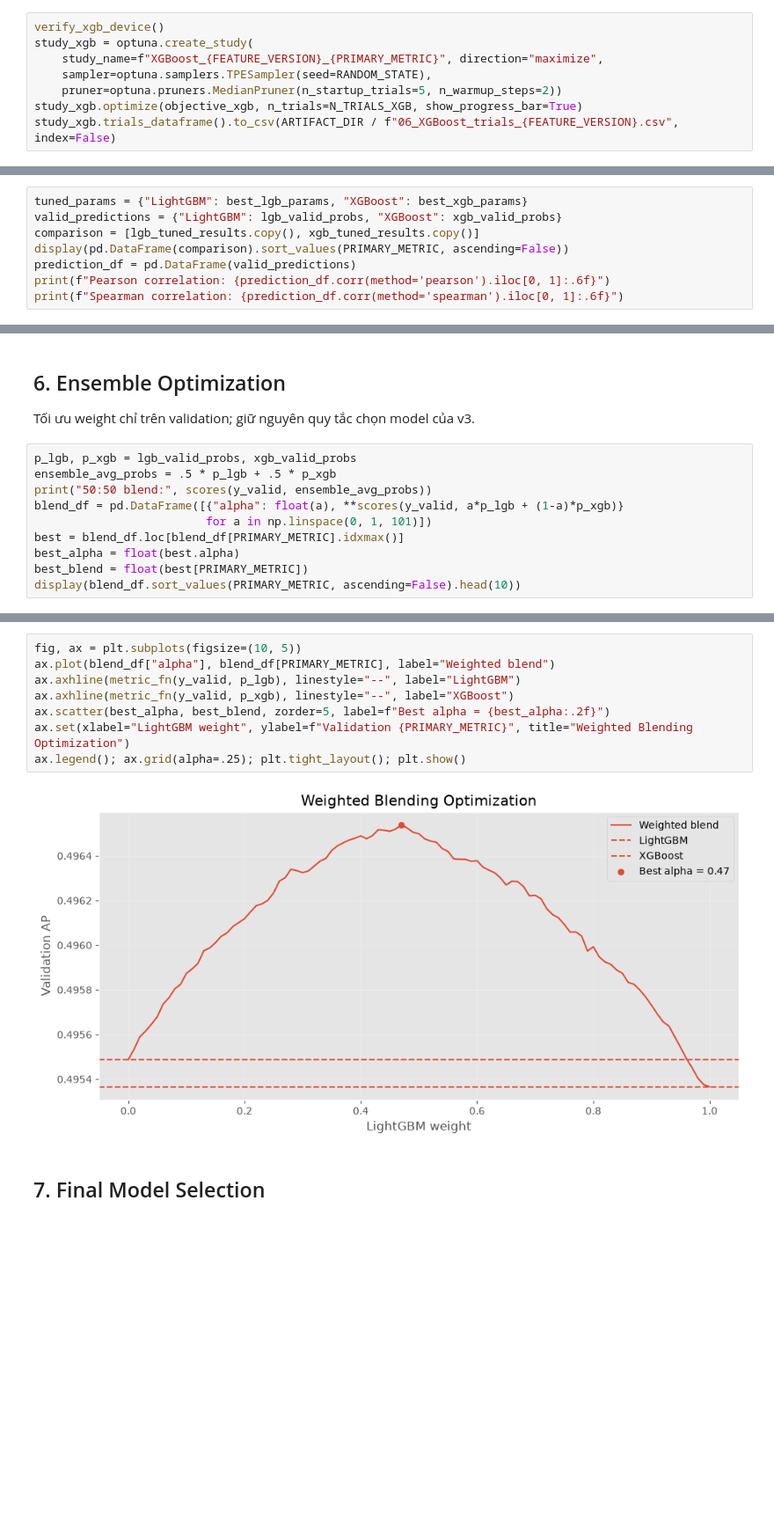
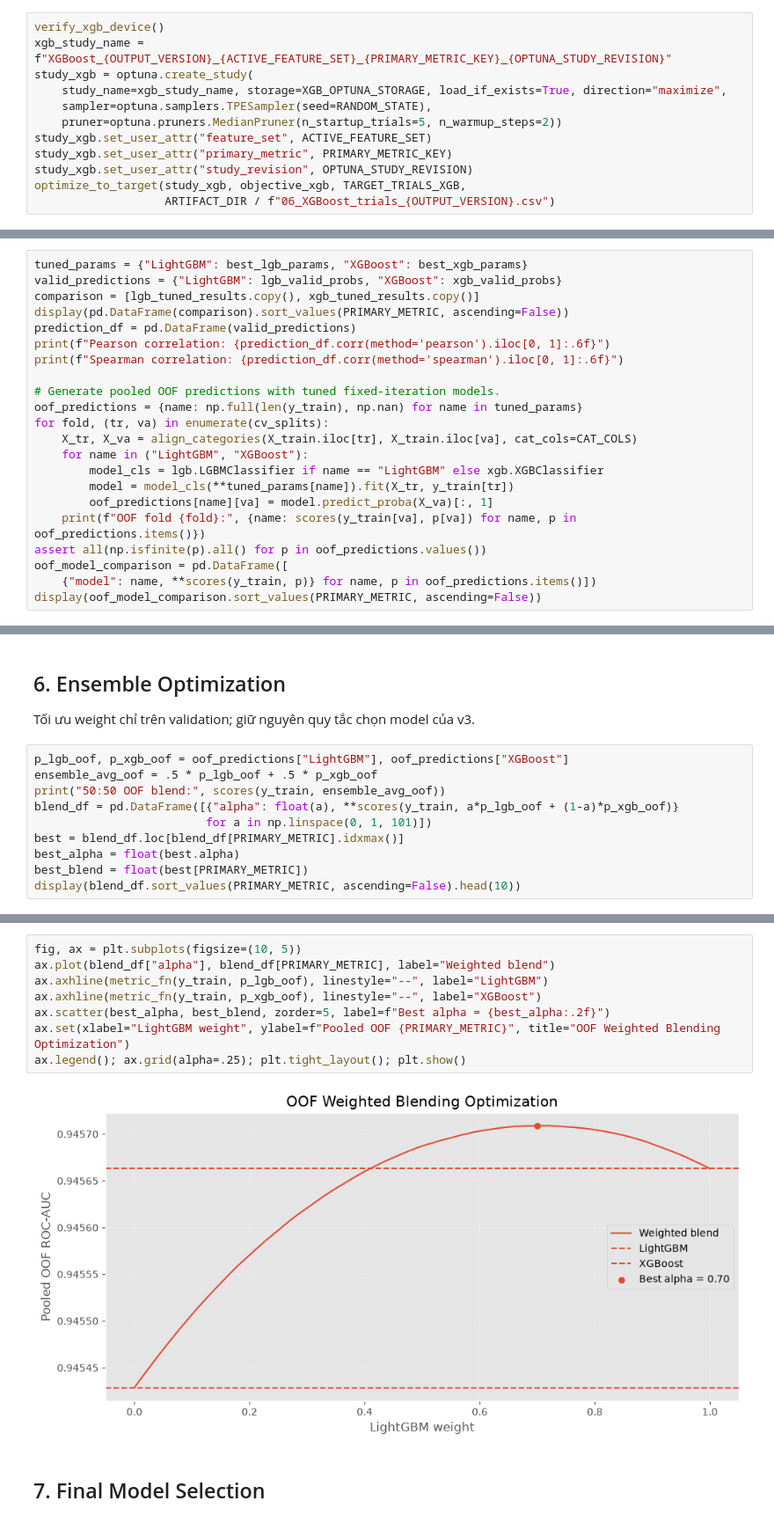
Before and after one commit to nghthanhlong/FraudDetection, a Jupyter notebook: notebooks/06_hyperparam_tuning.ipynb, the cells around one changed output, grey strips where cells are left out. Shown at 88% size. Cells and saved outputs as stored; diff of their text form; blank space fills up the shorter version.

```diff
--- a/notebooks/06_hyperparam_tuning.ipynb
+++ b/notebooks/06_hyperparam_tuning.ipynb
@@ -343,9 +401,13 @@ def objective_xgb(trial):
 # %%
 verify_xgb_device()
+xgb_study_name = f"XGBoost_{OUTPUT_VERSION}_{ACTIVE_FEATURE_SET}_{PRIMARY_METRIC_KEY}_{OPTUNA_STUDY_REVISION}"
 study_xgb = optuna.create_study(
-    study_name=f"XGBoost_{FEATURE_VERSION}_{PRIMARY_METRIC}", direction="maximize",
+    study_name=xgb_study_name, storage=XGB_OPTUNA_STORAGE, load_if_exists=True, direction="maximize",
     sampler=optuna.samplers.TPESampler(seed=RANDOM_STATE),
     pruner=optuna.pruners.MedianPruner(n_startup_trials=5, n_warmup_steps=2))
-study_xgb.optimize(objective_xgb, n_trials=N_TRIALS_XGB, show_progress_bar=True)
-study_xgb.trials_dataframe().to_csv(ARTIFACT_DIR / f"06_XGBoost_trials_{FEATURE_VERSION}.csv", index=False)
+study_xgb.set_user_attr("feature_set", ACTIVE_FEATURE_SET)
+study_xgb.set_user_attr("primary_metric", PRIMARY_METRIC_KEY)
+study_xgb.set_user_attr("study_revision", OPTUNA_STUDY_REVISION)
+optimize_to_target(study_xgb, objective_xgb, TARGET_TRIALS_XGB,
+                   ARTIFACT_DIR / f"06_XGBoost_trials_{OUTPUT_VERSION}.csv")
 # %% [output]
@@ -454,5 +516,19 @@ display(pd.DataFrame(comparison).sort_values(PRIMARY_METRIC, ascending=False))
 prediction_df = pd.DataFrame(valid_predictions)
 print(f"Pearson correlation: {prediction_df.corr(method='pearson').iloc[0, 1]:.6f}")
 print(f"Spearman correlation: {prediction_df.corr(method='spearman').iloc[0, 1]:.6f}")
+
+# Generate pooled OOF predictions with tuned fixed-iteration models.
+oof_predictions = {name: np.full(len(y_train), np.nan) for name in tuned_params}
+for fold, (tr, va) in enumerate(cv_splits):
+    X_tr, X_va = align_categories(X_train.iloc[tr], X_train.iloc[va], cat_cols=CAT_COLS)
+    for name in ("LightGBM", "XGBoost"):
+        model_cls = lgb.LGBMClassifier if name == "LightGBM" else xgb.XGBClassifier
+        model = model_cls(**tuned_params[name]).fit(X_tr, y_train[tr])
+        oof_predictions[name][va] = model.predict_proba(X_va)[:, 1]
+    print(f"OOF fold {fold}:", {name: scores(y_train[va], p[va]) for name, p in oof_predictions.items()})
+assert all(np.isfinite(p).all() for p in oof_predictions.values())
+oof_model_comparison = pd.DataFrame([
+    {"model": name, **scores(y_train, p)} for name, p in oof_predictions.items()])
+display(oof_model_comparison.sort_values(PRIMARY_METRIC, ascending=False))
 # %% [output]
 |  | model | AP | ROC-AUC | Brier | Train AP | Train ROC-AUC | CV mean | CV std |
@@ -464,10 +548,10 @@ Spearman correlation: 0.994393
 ## 6. Ensemble Optimization
 Tối ưu weight chỉ trên validation; giữ nguyên quy tắc chọn model của v3.
 # %%
-p_lgb, p_xgb = lgb_valid_probs, xgb_valid_probs
-ensemble_avg_probs = .5 * p_lgb + .5 * p_xgb
-print("50:50 blend:", scores(y_valid, ensemble_avg_probs))
-blend_df = pd.DataFrame([{"alpha": float(a), **scores(y_valid, a*p_lgb + (1-a)*p_xgb)}
+p_lgb_oof, p_xgb_oof = oof_predictions["LightGBM"], oof_predictions["XGBoost"]
+ensemble_avg_oof = .5 * p_lgb_oof + .5 * p_xgb_oof
+print("50:50 OOF blend:", scores(y_train, ensemble_avg_oof))
+blend_df = pd.DataFrame([{"alpha": float(a), **scores(y_train, a*p_lgb_oof + (1-a)*p_xgb_oof)}
                          for a in np.linspace(0, 1, 101)])
 best = blend_df.loc[blend_df[PRIMARY_METRIC].idxmax()]
 best_alpha = float(best.alpha)
@@ -489,13 +573,13 @@ display(blend_df.sort_values(PRIMARY_METRIC, ascending=False).head(10))
 # %%
 fig, ax = plt.subplots(figsize=(10, 5))
 ax.plot(blend_df["alpha"], blend_df[PRIMARY_METRIC], label="Weighted blend")
-ax.axhline(metric_fn(y_valid, p_lgb), linestyle="--", label="LightGBM")
-ax.axhline(metric_fn(y_valid, p_xgb), linestyle="--", label="XGBoost")
+ax.axhline(metric_fn(y_train, p_lgb_oof), linestyle="--", label="LightGBM")
+ax.axhline(metric_fn(y_train, p_xgb_oof), linestyle="--", label="XGBoost")
 ax.scatter(best_alpha, best_blend, zorder=5, label=f"Best alpha = {best_alpha:.2f}")
-ax.set(xlabel="LightGBM weight", ylabel=f"Validation {PRIMARY_METRIC}", title="Weighted Blending Optimization")
+ax.set(xlabel="LightGBM weight", ylabel=f"Pooled OOF {PRIMARY_METRIC}", title="OOF Weighted Blending Optimization")
 ax.legend(); ax.grid(alpha=.25); plt.tight_layout(); plt.show()
 # %% [output]
-[figure, old version]
+[figure, new version]
 # %% [markdown]
 ## 7. Final Model Selection
 # %%
```
Also changed, not shown: parts of 18 cells of this notebook, 6 other files.
